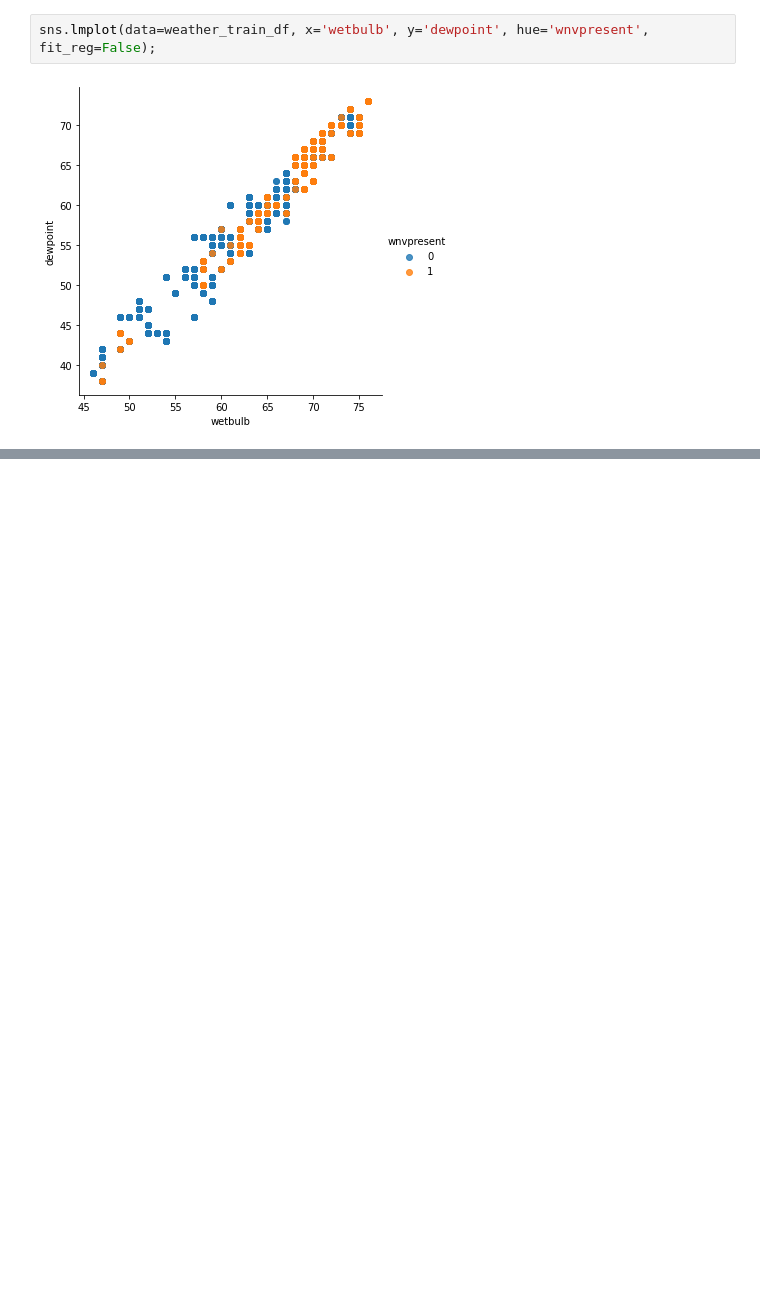
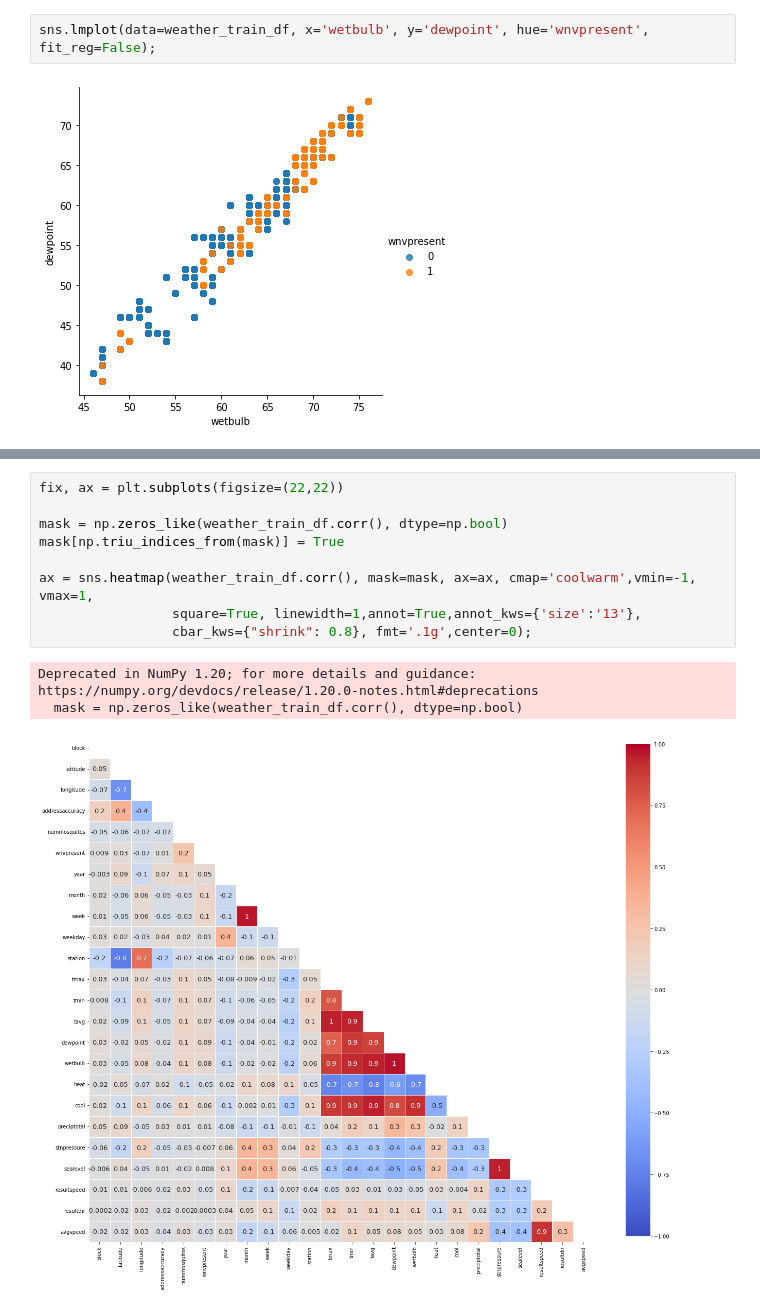
Before and after one commit to sujayjangam/Project-4-DSI, a Jupyter notebook: code/Jay's EDA on cleaned data.ipynb, the cells around one changed output, grey strips where cells are left out. Drawn from its saved outputs; the diff is of its cells as text; blank space fills up the shorter version.

```diff
--- a/code/Jay's EDA on cleaned data.ipynb
+++ b/code/Jay's EDA on cleaned data.ipynb
@@ -322,0 +357,13 @@ Index(['date', 'address', 'species', 'block', 'street', 'trap',
+# %%
+fix, ax = plt.subplots(figsize=(22,22))
+
+mask = np.zeros_like(weather_train_df.corr(), dtype=np.bool)
+mask[np.triu_indices_from(mask)] = True
+
+ax = sns.heatmap(weather_train_df.corr(), mask=mask, ax=ax, cmap='coolwarm',vmin=-1, vmax=1,
+                 square=True, linewidth=1,annot=True,annot_kws={'size':'13'},
+                 cbar_kws={"shrink": 0.8}, fmt='.1g',center=0);
+# %% [output]
+Deprecated in NumPy 1.20; for more details and guidance: https://numpy.org/devdocs/release/1.20.0-notes.html#deprecations
+  mask = np.zeros_like(weather_train_df.corr(), dtype=np.bool)
+[figure, added]
```
Also changed, not shown: parts of 42 cells of this notebook, 1 other file.
